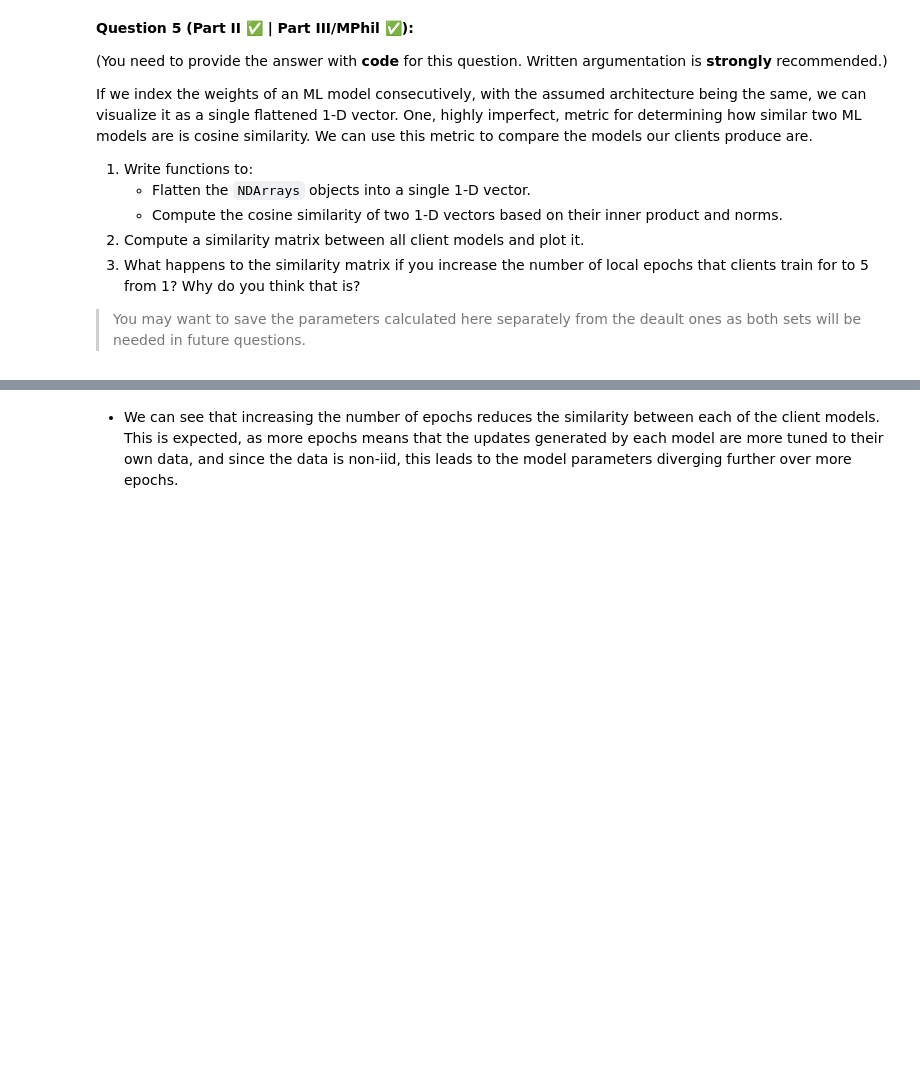
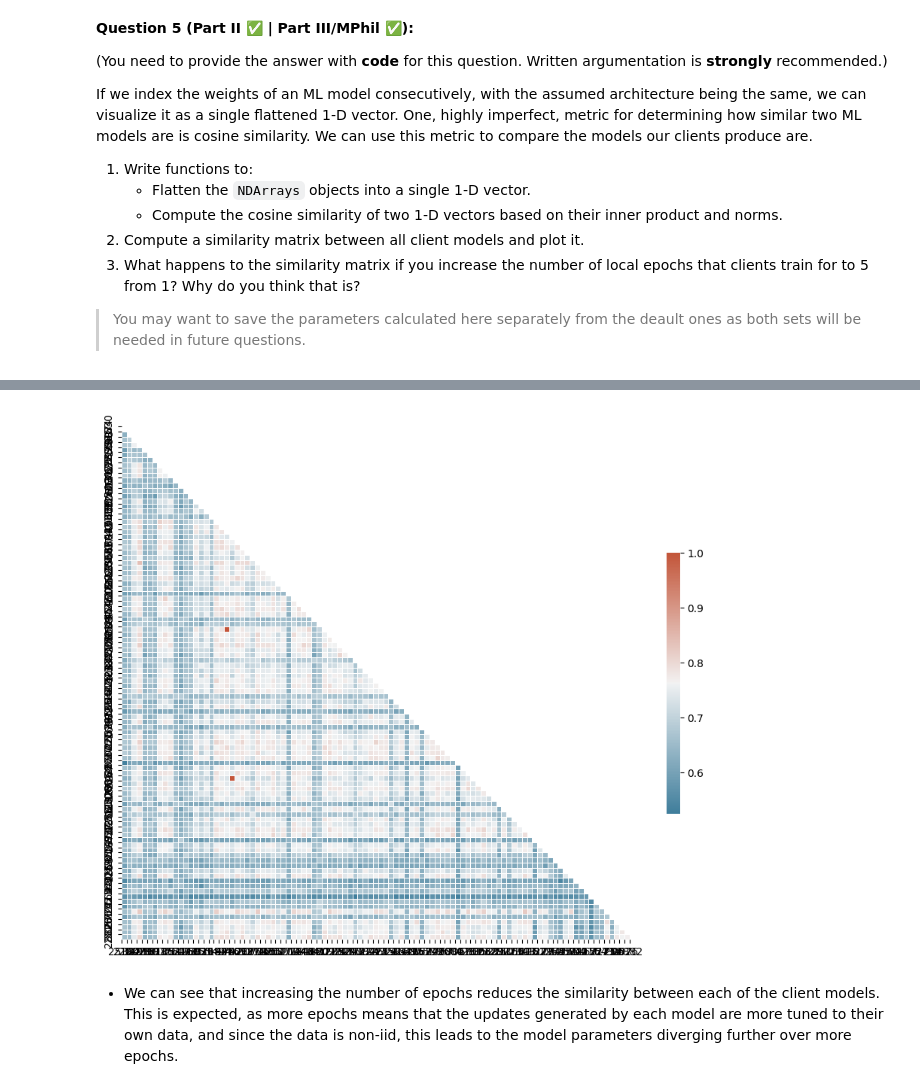
Before and after one commit to satnavpt/L361-Federated-Learning, a Jupyter notebook: labs/L361_Lab_1_From_Centralised_To_Federated_Part_2.ipynb, the cells around one changed output, grey strips where cells are left out. Saved outputs shown, nothing was run; the diff lists cells and outputs as text; code cells hidden in the pictures; blank space fills up the shorter version.

```diff
--- a/labs/L361_Lab_1_From_Centralised_To_Federated_Part_2.ipynb
+++ b/labs/L361_Lab_1_From_Centralised_To_Federated_Part_2.ipynb
@@ -614,30 +626,30 @@ plot_sim_matrix(matrix)
 # %%
 five_epoch_config: Dict[str, Any] = {
     "epochs": 5,
     "batch_size": 32,
     "client_learning_rate": 0.01,
     "weight_decay": 0.001,
     "num_workers": 2,
     "max_batches": 100,
 }
 
 num_clients = total_clients
 clients = random.sample(list(range(0, total_clients)), num_clients)
 
 trained_models = [
     fit_client_seeded(
         federated_client_generator(cid), seed_model_params, five_epoch_config
     )
     for cid in clients
 ]
 
 trained_model_parameters = [model for model, *rest in trained_models]
-np.save('five_epoch_params', trained_model_parameters)
 trained_model_metrics = [rest for _, *rest in trained_models]
-
+save_params(clients, trained_model_parameters, trained_model_metrics, "100_clients_5_epochs")
 matrix = sim_matrix(trained_model_parameters)
-print(matrix)
-plot_sim_matrix(matrix)
+plot_sim_matrix(clients, clients, matrix)
+# %% [output]
+[figure, added]
 # %% [markdown]
 
 
```
Also changed, not shown: parts of 50 cells of this notebook.
